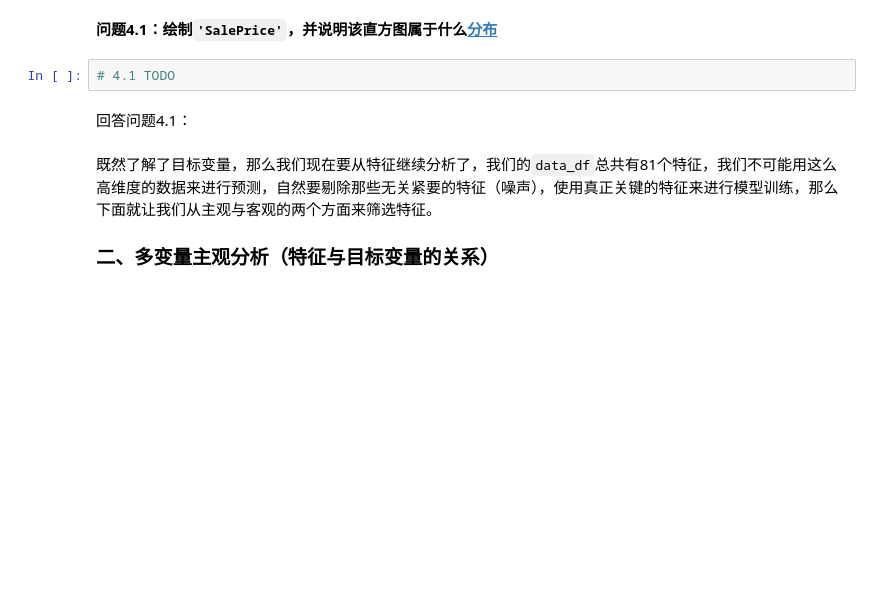
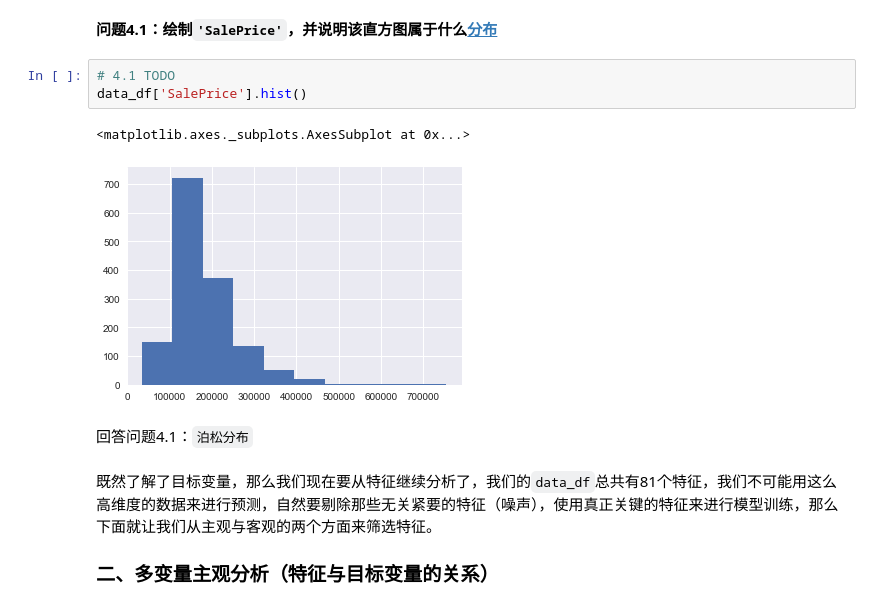
Before and after one commit to SimonLeeGit/udacity_work, a Jupyter notebook: predicting-housing-price/boston_housing.ipynb, the cells around one changed output. Drawn from its saved outputs; the diff is of its cells as text; blank space fills up the shorter version.

```diff
--- a/predicting-housing-price/boston_housing.ipynb
+++ b/predicting-housing-price/boston_housing.ipynb
@@ -169,8 +186,12 @@ fill_median = ['LotFrontage', 'MasVnrArea']
 **问题4.1：绘制`'SalePrice'`，并说明该直方图属于什么[分布](https://zh.wikipedia.org/wiki/%E5%81%8F%E5%BA%A6)**
 # %%
 # 4.1 TODO
+data_df['SalePrice'].hist()
+# %% [output]
+<matplotlib.axes._subplots.AxesSubplot at 0x...>
+[figure, added]
 # %% [markdown]
-回答问题4.1：
+回答问题4.1：`泊松分布`
 # %% [markdown]
 既然了解了目标变量，那么我们现在要从特征继续分析了，我们的`data_df`总共有81个特征，我们不可能用这么高维度的数据来进行预测，自然要剔除那些无关紧要的特征（噪声），使用真正关键的特征来进行模型训练，那么下面就让我们从主观与客观的两个方面来筛选特征。
 ### 二、多变量主观分析（特征与目标变量的关系）
```
Also changed, not shown: parts of 29 cells of this notebook, 1 other file.
